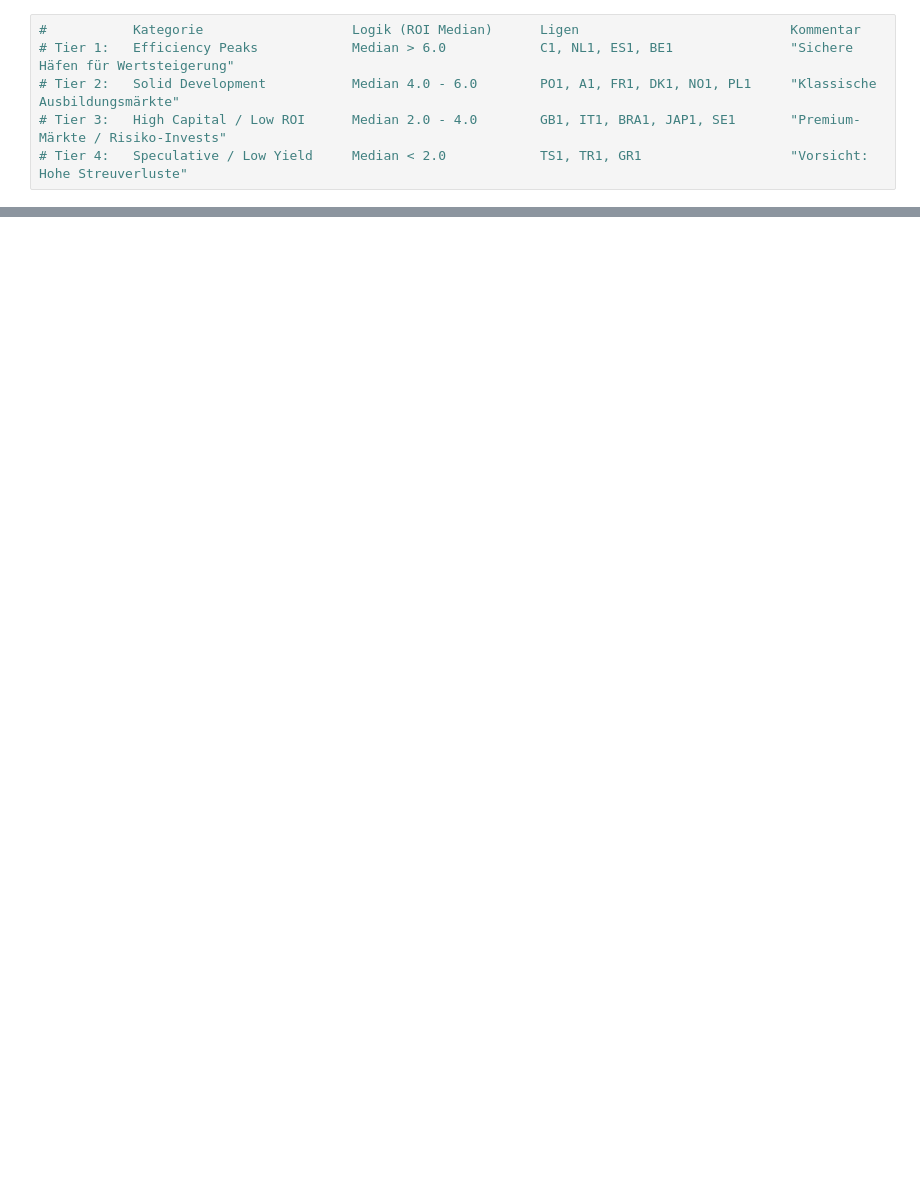
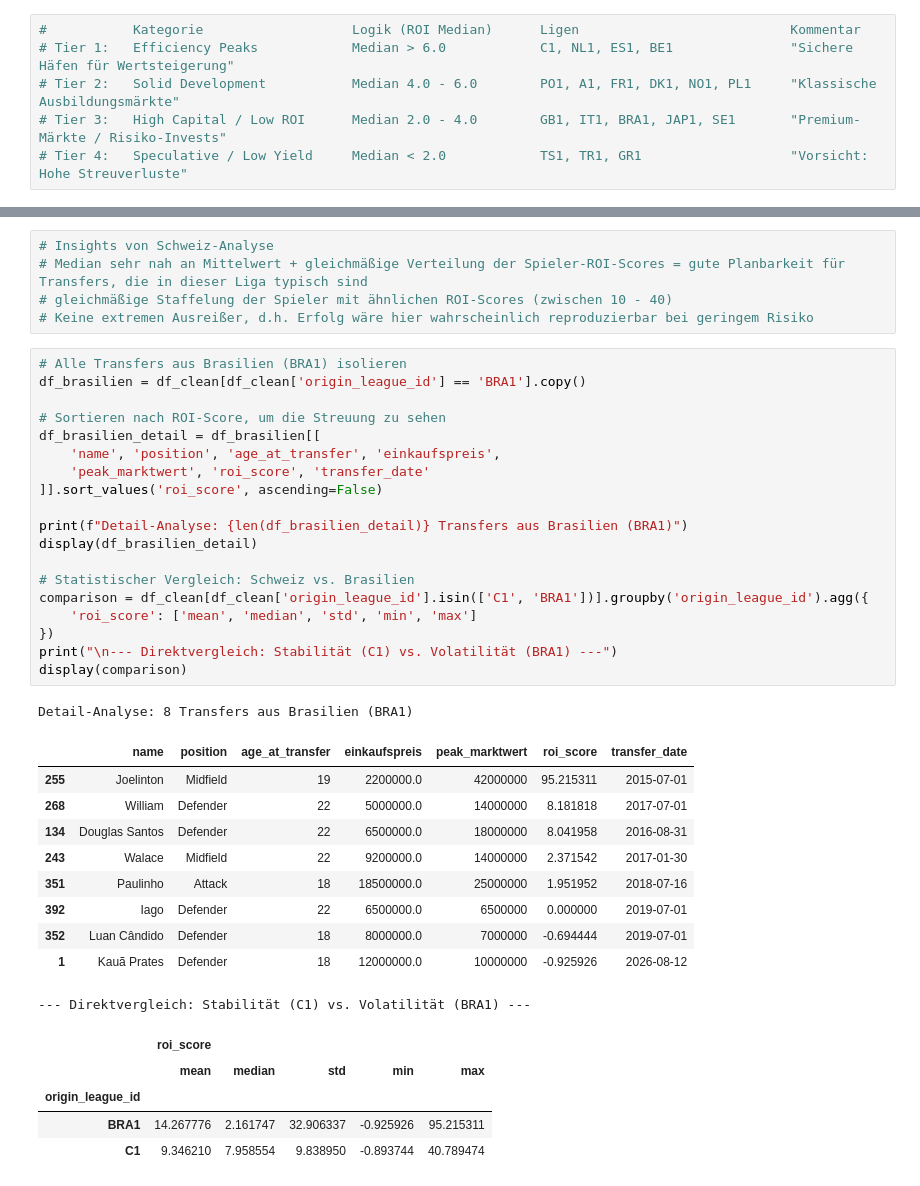
Before and after one commit to juliandietes/DPP-2026_Julian, a Jupyter notebook: notebooks/02_data-preparation_Transfermarkt copy.ipynb, the cells around one changed output, grey strips where cells are left out. Saved outputs shown, nothing was run; the diff lists cells and outputs as text; blank space fills up the shorter version.

```diff
--- a/notebooks/02_data-preparation_Transfermarkt copy.ipynb
+++ b/notebooks/02_data-preparation_Transfermarkt copy.ipynb
@@ -212,0 +270,41 @@ LIGA-CHECK: Mittelwert vs. Median (Sortiert nach Median)
+# %%
+# Insights von Schweiz-Analyse
+# Median sehr nah an Mittelwert + gleichmäßige Verteilung der Spieler-ROI-Scores = gute Planbarkeit für Transfers, die in dieser Liga typisch sind
+# gleichmäßige Staffelung der Spieler mit ähnlichen ROI-Scores (zwischen 10 - 40)
+# Keine extremen Ausreißer, d.h. Erfolg wäre hier wahrscheinlich reproduzierbar bei geringem Risiko
+# %%
+# Alle Transfers aus Brasilien (BRA1) isolieren
+df_brasilien = df_clean[df_clean['origin_league_id'] == 'BRA1'].copy()
+
+# Sortieren nach ROI-Score, um die Streuung zu sehen
+df_brasilien_detail = df_brasilien[[
+    'name', 'position', 'age_at_transfer', 'einkaufspreis',
+    'peak_marktwert', 'roi_score', 'transfer_date'
+]].sort_values('roi_score', ascending=False)
+
+print(f"Detail-Analyse: {len(df_brasilien_detail)} Transfers aus Brasilien (BRA1)")
+display(df_brasilien_detail)
+
+# Statistischer Vergleich: Schweiz vs. Brasilien
+comparison = df_clean[df_clean['origin_league_id'].isin(['C1', 'BRA1'])].groupby('origin_league_id').agg({
+    'roi_score': ['mean', 'median', 'std', 'min', 'max']
+})
+print("\n--- Direktvergleich: Stabilität (C1) vs. Volatilität (BRA1) ---")
+display(comparison)
+# %% [output]
+Detail-Analyse: 8 Transfers aus Brasilien (BRA1)
+|  | name | position | age_at_transfer | einkaufspreis | peak_marktwert | roi_score | transfer_date |
+| 255 | Joelinton | Midfield | 19 | 2200000.0 | 42000000 | 95.215311 | 2015-07-01 |
+| 268 | William | Defender | 22 | 5000000.0 | 14000000 | 8.181818 | 2017-07-01 |
+| 134 | Douglas Santos | Defender | 22 | 6500000.0 | 18000000 | 8.041958 | 2016-08-31 |
+| 243 | Walace | Midfield | 22 | 9200000.0 | 14000000 | 2.371542 | 2017-01-30 |
+| 351 | Paulinho | Attack | 18 | 18500000.0 | 25000000 | 1.951952 | 2018-07-16 |
+| 392 | Iago | Defender | 22 | 6500000.0 | 6500000 | 0.000000 | 2019-07-01 |
+| 352 | Luan Cândido | Defender | 18 | 8000000.0 | 7000000 | -0.694444 | 2019-07-01 |
+| 1 | Kauã Prates | Defender | 18 | 12000000.0 | 10000000 | -0.925926 | 2026-08-12 |
+--- Direktvergleich: Stabilität (C1) vs. Volatilität (BRA1) ---
+|  | roi_score |  |  |  |  |
+|  | mean | median | std | min | max |
+| origin_league_id |  |  |  |  |  |
+| BRA1 | 14.267776 | 2.161747 | 32.906337 | -0.925926 | 95.215311 |
+| C1 | 9.346210 | 7.958554 | 9.838950 | -0.893744 | 40.789474 |
```
Also changed, not shown: parts of 11 cells of this notebook, 1 other file.
